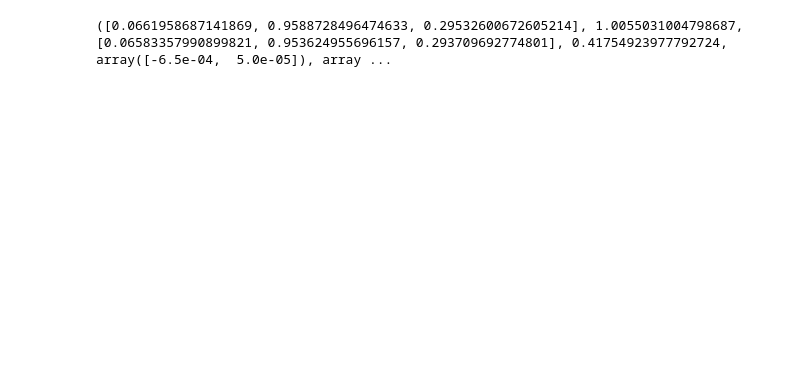
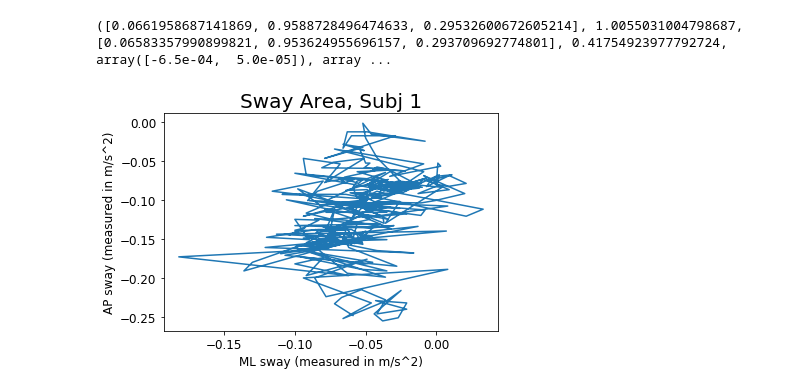
Before and after one commit to vedantchandra/hsl_python, a Jupyter notebook: SpaceVestibExperiment/Accelerometer Analysis.ipynb, the cells around one changed output. Cells and saved outputs as stored; diff of their text form; code cells hidden in the pictures; blank space fills up the shorter version.

Commit message:
accelerometer analysis graphs

```diff
--- a/SpaceVestibExperiment/Accelerometer Analysis.ipynb
+++ b/SpaceVestibExperiment/Accelerometer Analysis.ipynb
@@ -265,0 +550,17 @@ print(canonical_posture(ak_accel,0))
+# %%
+# we just need one graph from this
+
+def sway_area_coolgraph(subjarray,trialnum):
+
+    MLsway = subjarray[trialnum][0]
+    APsway = subjarray[trialnum][2]
+    plt.plot(MLsway,APsway)
+    plt.xlabel('ML sway (measured in m/s^2)')
+    plt.ylabel('AP sway (measured in m/s^2)')
+    plt.title('Sway Area, Subj 1')
+
+    return
+# %%
+sway_area_coolgraph(ak_accel,3)
+# %% [output]
+[figure, added]
```
Also changed, not shown: parts of 5 cells of this notebook.
